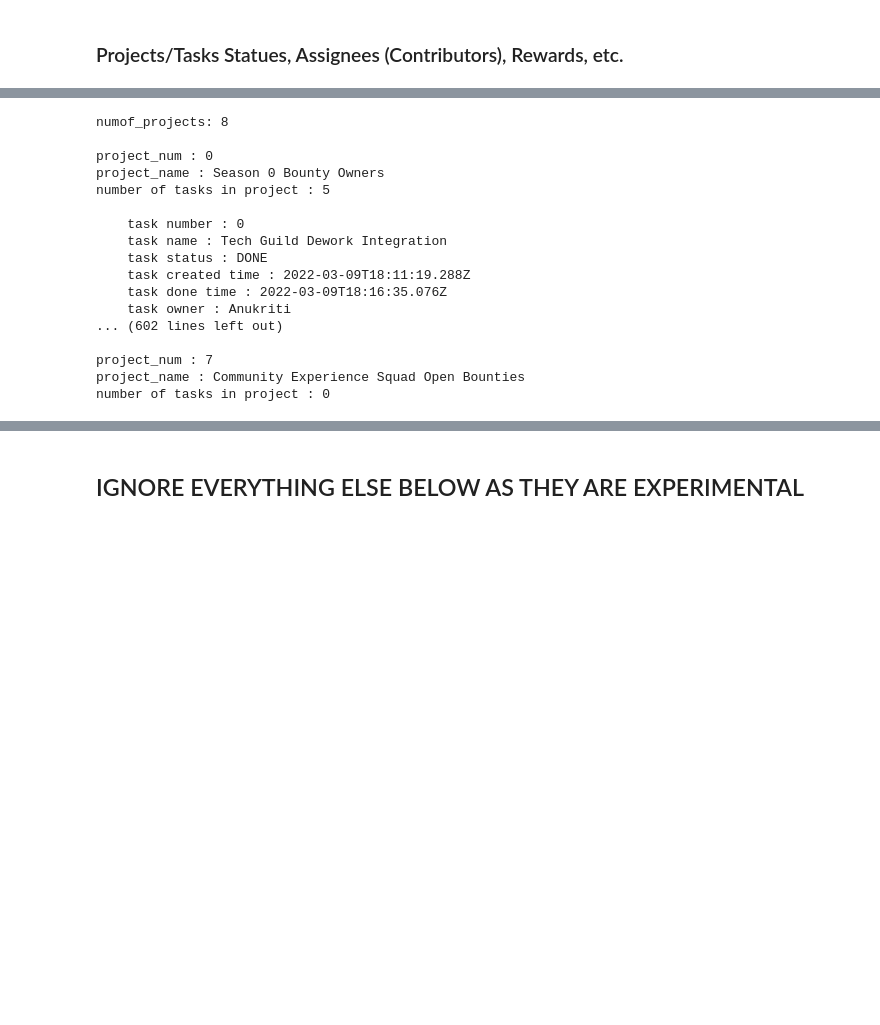
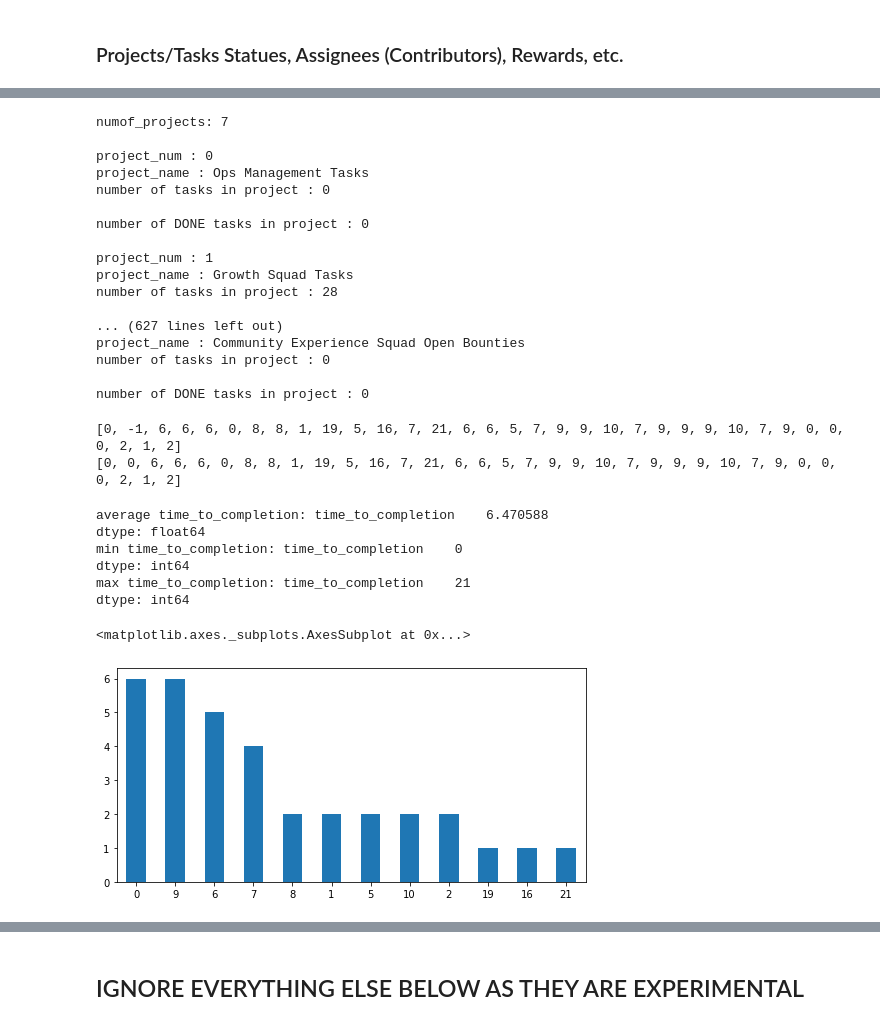
Before and after one commit to kimsammie/DeWork, a Jupyter notebook: dework.ipynb, the cells around one changed output, grey strips where cells are left out. Saved outputs shown, nothing was run; the diff lists cells and outputs as text; code cells hidden in the pictures; blank space fills up the shorter version.

```diff
--- a/dework.ipynb
+++ b/dework.ipynb
@@ -128,0 +142,4 @@ df.head(50)
+# %%
+df= df_[~((df_['type3']=='projects')&(df_['project_num']=='0'))]
+print(len(df))
+df.head(20)
@@ -226,25 +348,38 @@ Reward amounts :
 # %%
 numof_projects = len(df[(df['type3']=='projects')]['project_num'].unique())
 print('numof_projects:', numof_projects)
-
+time_to_completion = []
 
 for j in range(numof_projects):
     print('')
     print('project_num :', j)
-    print('project_name :',df[(df['type3']=='projects')&(df['project_num']==str(j))&(df['tasks']=='name')]['value'].values[0])
+    print('project_name :',df[(df['type3']=='projects')&(df['project_num']==str(j+1))&(df['tasks']=='name')]['value'].values[0])
     print('number of tasks in project :',len(df[(df['type3']=='projects')&(df['project_num']==str(j))&(df['tasks']=='tasks')]['task_num'].unique()))
 
     project = df[(df['type3']=='projects')&(df['project_num']==str(j))]
     numof_project_tasks = len(project[(project['tasks']=='tasks')]['task_num'].unique())
 
+    done_status = []
+
+
     for i in range(numof_project_tasks):
         print('')
         print('    task number :', i)
         print('    task name :', project[(project['tasks']=='tasks')&(df['task_num']==str(i))&(df['detail1']=='name')]['value'].values[0])
-        print('    task status :', project[(project['tasks']=='tasks')&(df['task_num']==str(i))&(df['detail1']=='status')]['value'].values[0])
-        print('    task created time :', project[(project['tasks']=='tasks')&(df['task_num']==str(i))&(df['detail1']=='createdAt')]['value'].values[0])
-        print('    task done time :', project[(project['tasks']=='tasks')&(df['task_num']==str(i))&(df['detail1']=='doneAt')]['value'].values[0])
-
+        task_status = project[(project['tasks']=='tasks')&(df['task_num']==str(i))&(df['detail1']=='status')]['value'].values[0]
+        print('    task status :', task_status)
+        if task_status == "DONE":
+            done_status.append(task_status)
+        start = pd.to_datetime(project[(project['tasks']=='tasks')&(df['task_num']==str(i))&(df['detail1']=='createdAt')]['value'].values[0])
+        end = pd.to_datetime(project[(project['tasks']=='tasks')&(df['task_num']==str(i))&(df['detail1']=='doneAt')]['value'].values[0])
+        print('    task created time :', start)
+        print('    task done time :', end)
+        if end is not None:
+            completion = end - start
+            time_to_completion.append(completion.days)
+            print('    time to completion:', completion)
+        else:
+            print ('    time to completion not defined')
         if not project[(project['tasks']=='tasks')&(df['task_num']==str(i))&(df['detail1']=='owners')&(df['detail2']=='username')]['value'].empty:
             print('    task owner :', project[(project['tasks']=='tasks')&(df['task_num']==str(i))&(df['detail1']=='owners')&(df['detail2']=='username')]['value'].values[0])
         else:
@@ -268,24 +403,45 @@ for j in range(numof_projects):
         else:
             print ('    task rewards not defined')
 
-
+    print('')
+    print('number of DONE tasks in project :',len(done_status))
 
 print('')
 # %% [output]
-numof_projects: 8
+numof_projects: 7
 
 project_num : 0
-project_name : Season 0 Bounty Owners
-number of tasks in project : 5
+project_name : Ops Management Tasks
+number of tasks in project : 0
 
-    task number : 0
-    task name : Tech Guild Dework Integration
-    task status : DONE
-    task created time : 2022-03-09T18:11:19.288Z
-    task done time : 2022-03-09T18:16:35.076Z
-    task owner : Anukriti
-... (602 lines left out)
+number of DONE tasks in project : 0
 
-project_num : 7
+project_num : 1
+project_name : Growth Squad Tasks
+number of tasks in project : 28
+
+... (627 lines left out)
 project_name : Community Experience Squad Open Bounties
 number of tasks in project : 0
+
+number of DONE tasks in project : 0
+# %%
+print(time_to_completion)
+time_to_completion_ = [int(0) if item == int(-1) else item for item in time_to_completion]
+print(time_to_completion_)
+# %% [output]
+[0, -1, 6, 6, 6, 0, 8, 8, 1, 19, 5, 16, 7, 21, 6, 6, 5, 7, 9, 9, 10, 7, 9, 9, 9, 10, 7, 9, 0, 0, 0, 2, 1, 2]
+[0, 0, 6, 6, 6, 0, 8, 8, 1, 19, 5, 16, 7, 21, 6, 6, 5, 7, 9, 9, 10, 7, 9, 9, 9, 10, 7, 9, 0, 0, 0, 2, 1, 2]
+# %%
+df_complete = pd.DataFrame (time_to_completion_, columns = ['time_to_completion'])
+# %%
+print('average time_to_completion:', df_complete.mean())
+print('min time_to_completion:', df_complete.min())
+print('max time_to_completion:', df_complete.max())
+# %% [output]
+average time_to_completion: time_to_completion    6.470588
+dtype: float64
+min time_to_completion: time_to_completion    0
+dtype: int64
+max time_to_completion: time_to_completion    21
+dtype: int64
@@ -291,0 +451,5 @@ number of tasks in project : 0
+# %%
+df_complete['time_to_completion'].value_counts().plot(kind='bar', rot=0)
+# %% [output]
+<matplotlib.axes._subplots.AxesSubplot at 0x...>
+[figure, added]
```
Also changed, not shown: parts of 18 cells of this notebook.
